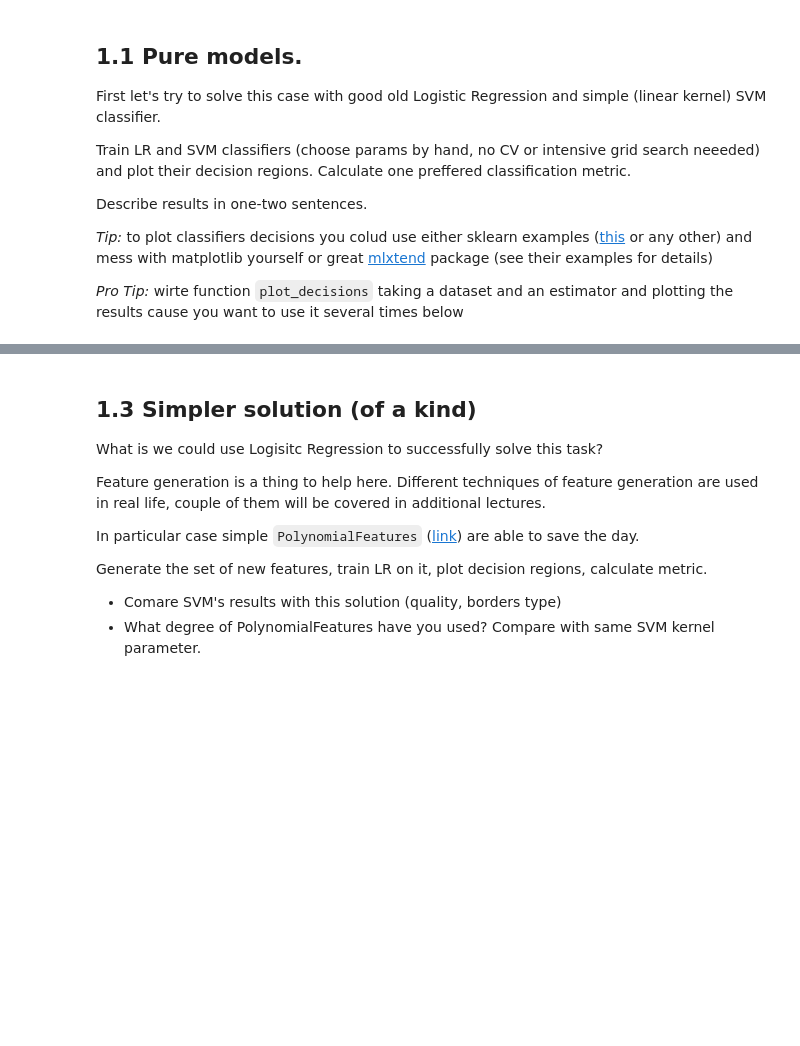
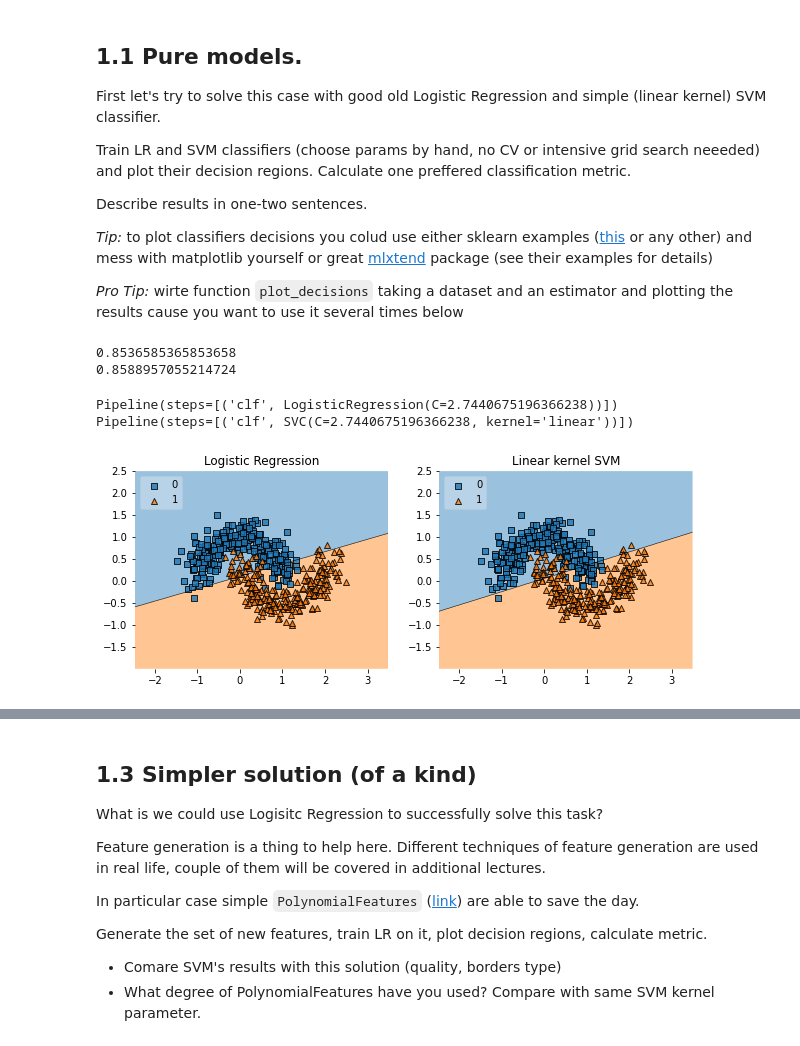
Before and after one commit to yashinrostislav/MADE_2021, a Jupyter notebook: term1/ml/Lab1_ML_pipeline_and_SVM/Lab1_part3_SVM.ipynb, the cells around one changed output, grey strips where cells are left out. Drawn from its saved outputs; the diff is of its cells as text; code cells hidden in the pictures; blank space fills up the shorter version.

```diff
--- a/term1/ml/Lab1_ML_pipeline_and_SVM/Lab1_part3_SVM.ipynb
+++ b/term1/ml/Lab1_ML_pipeline_and_SVM/Lab1_part3_SVM.ipynb
@@ -31,0 +35,3 @@ plt.scatter(moons_points[:, 0], moons_points[:, 1], c=moons_labels)
+# %%
+X_train, X_test, y_train, y_test = train_test_split(moons_points, moons_labels, test_size=0.35)
+print(X_train.shape, y_train.shape, X_test.shape, y_test.shape)
@@ -43,13 +51,75 @@ _Pro Tip:_ wirte function `plot_decisions` taking a dataset and an estimator and
 # %%
 from sklearn.linear_model import LogisticRegression
 from sklearn.svm import SVC
-
+from sklearn.pipeline import Pipeline
 from mlxtend.plotting import plot_decision_regions
+from sklearn.model_selection import RandomizedSearchCV
+from scipy.stats import uniform
+import warnings
+warnings.filterwarnings("ignore")
 
 lr = LogisticRegression() # add some params
 svm = SVC(kernel='linear') # here too
-
+lr.fit(X_train, y_train)
+svm.fit(X_train, y_train)
+print(f1_score(y_test, lr.predict(X_test)))
+print(f1_score(y_test, svm.predict(X_test)))
 ### YOUR CODE HERE
+# %% [output]
+0.8536585365853658
+0.8588957055214724
+# %%
+pipe_lr = Pipeline([('clf', lr)])
+param_dist = {
+        'clf__C':uniform(loc=0, scale=5),
+        'clf__penalty':['l1', 'l2']
+        }
+
+randomized_search = RandomizedSearchCV(pipe_lr, param_dist, random_state=0, cv=5)
+clf = randomized_search.fit(X_train, y_train)
+pipe_lr.set_params(**clf.best_params_)
+pipe_lr.fit(X_train, y_train)
+
+pipe_svm = Pipeline([('clf', svm)])
+param_dist = {
+        'clf__C':uniform(loc=0, scale=5),
+        }
+
+randomized_search = RandomizedSearchCV(pipe_svm, param_dist, random_state=0, cv=5)
+clf = randomized_search.fit(X_train, y_train)
+pipe_svm.set_params(**clf.best_params_)
+pipe_svm.fit(X_train, y_train)
+print(pipe_lr)
+print(pipe_svm)
+# %% [output]
+Pipeline(steps=[('clf', LogisticRegression(C=2.7440675196366238))])
+Pipeline(steps=[('clf', SVC(C=2.7440675196366238, kernel='linear'))])
+# %%
+import matplotlib.pyplot as plt
+import matplotlib.gridspec as gridspec
+import itertools
+from mlxtend.plotting import plot_decision_regions
+
+# Initializing Classifiers
+
+
+# Loading some example data
+X, y = moons_points, moons_labels
+
+# Plotting Decision Regions
+gs = gridspec.GridSpec(2, 2)
+fig = plt.figure(figsize=(10, 8))
+
+for clf, lab, grd in zip([pipe_lr, pipe_svm],
+                         ['Logistic Regression', 'Linear kernel SVM'],
+                         itertools.product([0, 1], repeat=2)):
+    clf.fit(X, y)
+    ax = plt.subplot(gs[grd[0], grd[1]])
+    fig = plot_decision_regions(X=X, y=y, clf=clf, legend=2)
+    plt.title(lab)
+plt.show()
+# %% [output]
+[figure, added]
 # %% [markdown]
 ## 1.2 Kernel tirck
 
```
Also changed, not shown: parts of 17 cells of this notebook, 1 other file.
